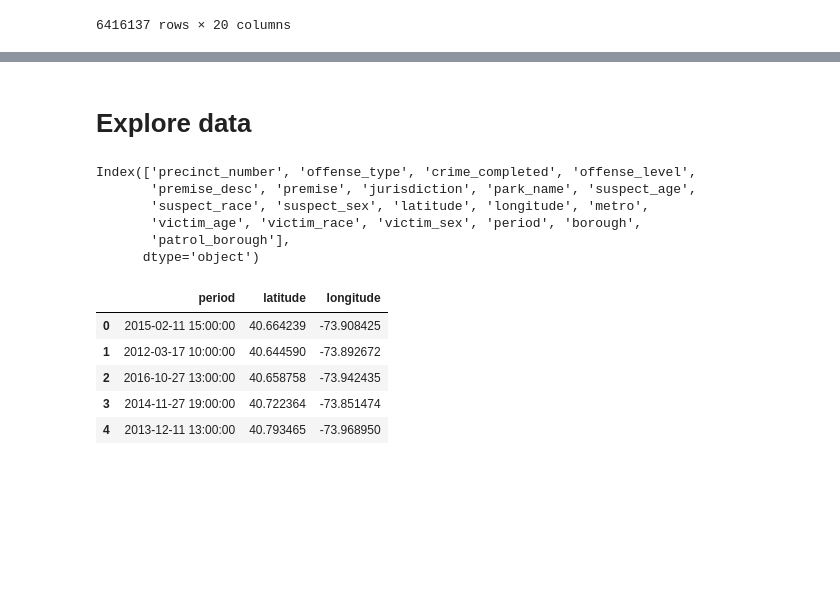
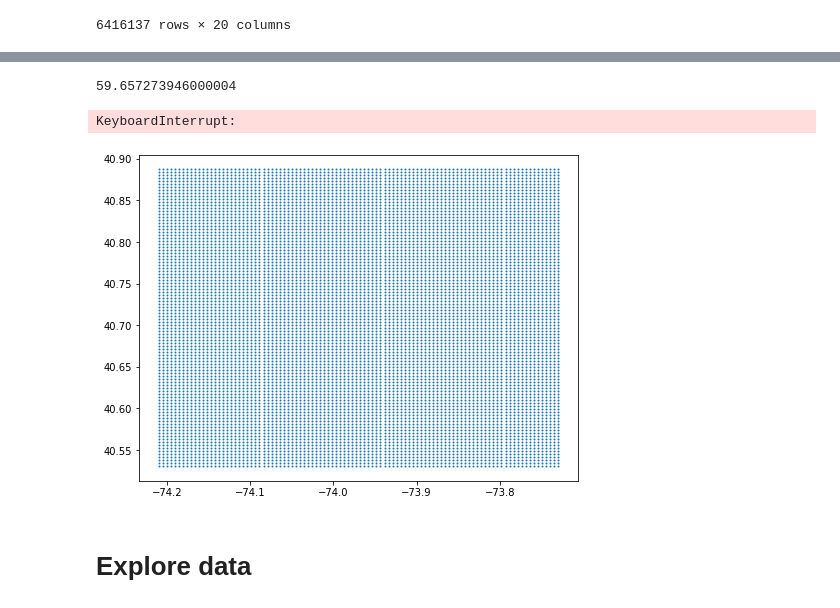
Before and after one commit to candiesforlife/minority_report, a Jupyter notebook: notebooks/cam_viz_model.ipynb, the cells around one changed output, grey strips where cells are left out. Saved outputs shown, nothing was run; the diff lists cells and outputs as text; code cells hidden in the pictures; blank space fills up the shorter version.

Commit message:
save a scatterplot of crimes by hour over a month, remove boundaries of borough, create grid

```diff
--- a/notebooks/cam_viz_model.ipynb
+++ b/notebooks/cam_viz_model.ipynb
@@ -26,0 +68,8 @@ df.load_data()
+# %%
+geometry_all = [Point(xy) for xy in zip(df.data['latitude'], df.data['longitude'])]
+#geodataset = interval.drop(['longitude', 'latitude'], axis=1)
+geo = GeoSeries(geometry_all)
+# %%
+print(df.data['latitude'].min(), df.data['latitude'].max())
+# %% [output]
+59.657273946000004
@@ -27,11 +78,33 @@ df.load_data()
+# %%
+import geopandas
+from geopandas import GeoDataFrame, GeoSeries
+import matplotlib.pyplot as plt
+from matplotlib.colors import Normalize
+import matplotlib.cm as cm
+%matplotlib inline
+import seaborn as sns
+from shapely.geometry import Point, Polygon
+import numpy as np
+import googlemaps
+from datetime import datetime
+plt.rcParams["figure.figsize"] = [8,6]
+
+fig, ax = plt.subplots()
+
+# make a grid of latitude-longitude values
+xmin, xmax, ymin, ymax = -74.21, -73.73, 40.530765, 40.887224
+xx, yy = np.meshgrid(np.linspace(xmin,xmax,100), np.linspace(ymin,ymax,100))
+xc = xx.flatten()
+yc = yy.flatten()
+
+# Now convert these points to geo-data
+pts = GeoSeries([Point(x, y) for x, y in zip(xc, yc)])
+
+# Plot to make sure it makes sense:
+pts.plot(markersize=1, ax=ax)
+geo.plot(ax=ax)
+# %% [output]
+KeyboardInterrupt:
+[figure, added]
 # %% [markdown]
 # Explore data
-# %%
-df.data.columns
-# %% [output]
-Index(['precinct_number', 'offense_type', 'crime_completed', 'offense_level',
-       'premise_desc', 'premise', 'jurisdiction', 'park_name', 'suspect_age',
-       'suspect_race', 'suspect_sex', 'latitude', 'longitude', 'metro',
-       'victim_age', 'victim_race', 'victim_sex', 'period', 'borough',
-       'patrol_borough'],
-      dtype='object')
@@ -40,9 +110,0 @@ sample = df.data[['period', 'latitude', 'longitude']]
-# %%
-sample.head()
-# %% [output]
-|  | period | latitude | longitude |
-| 0 | 2015-02-11 15:00:00 | 40.664239 | -73.908425 |
-| 1 | 2012-03-17 10:00:00 | 40.644590 | -73.892672 |
-| 2 | 2016-10-27 13:00:00 | 40.658758 | -73.942435 |
-| 3 | 2014-11-27 19:00:00 | 40.722364 | -73.851474 |
-| 4 | 2013-12-11 13:00:00 | 40.793465 | -73.968950 |
```
Also changed, not shown: parts of 47 cells of this notebook, 1 other file.
